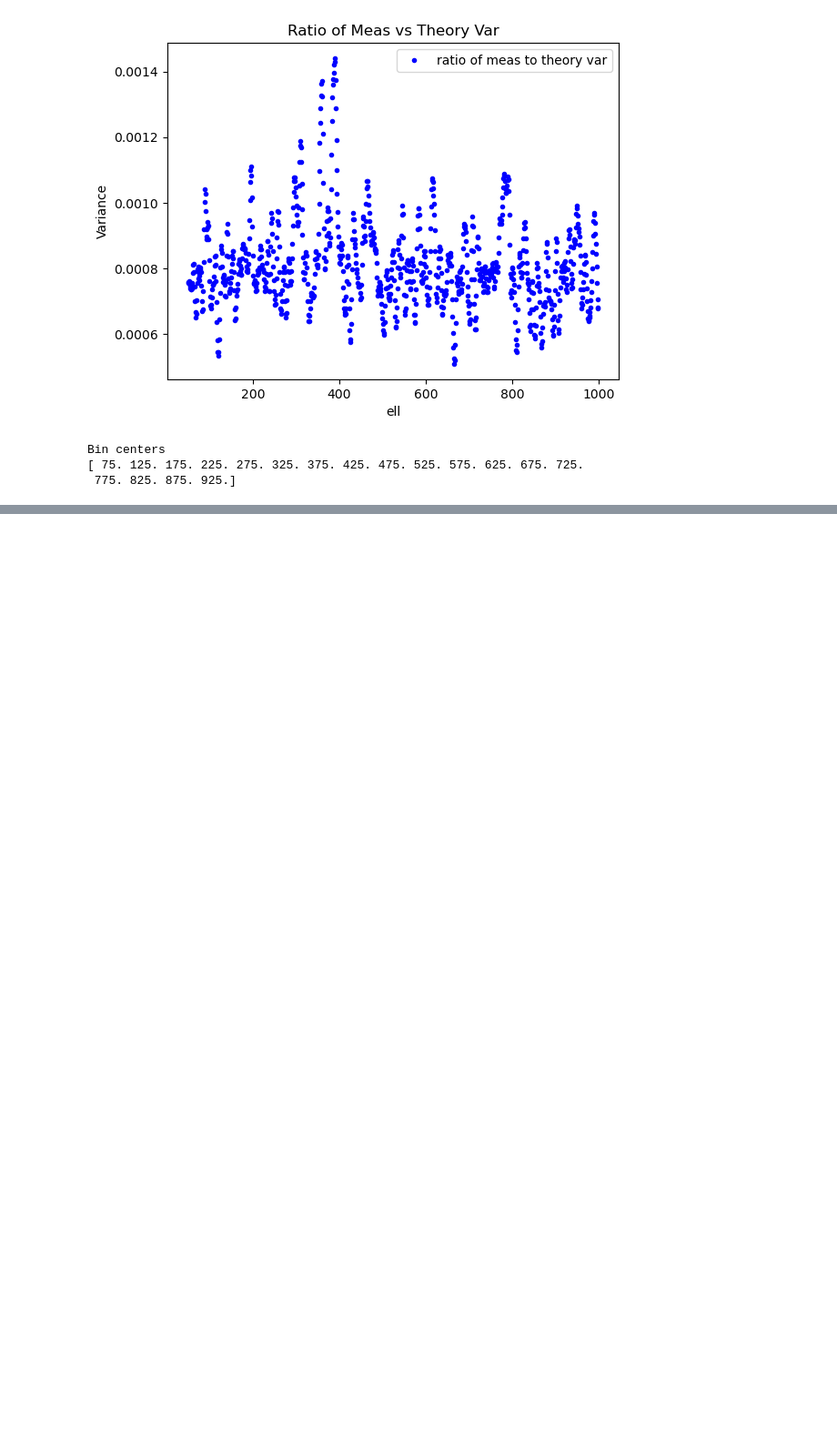
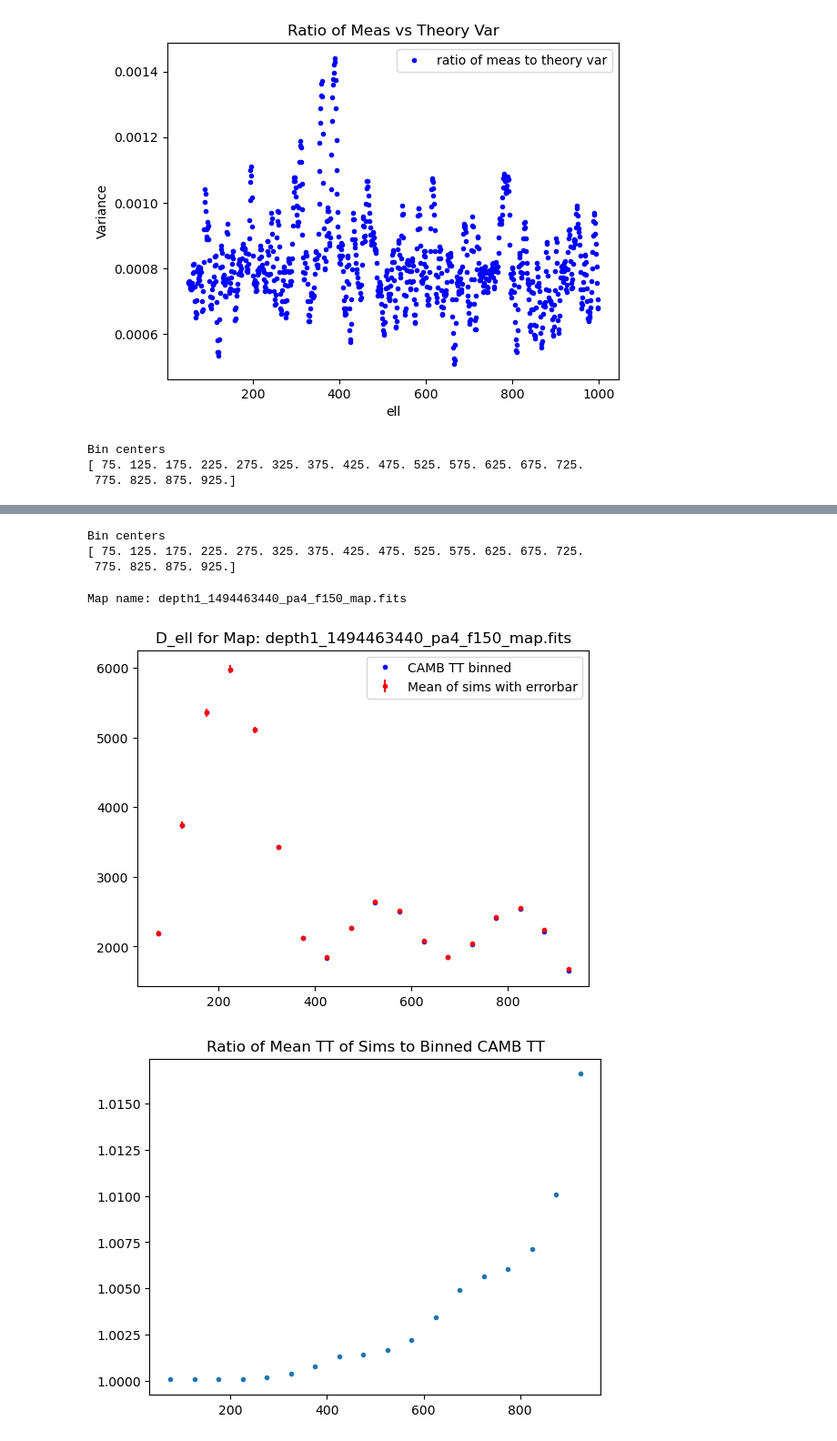
Before and after one commit to zhuber21/act-axion-analysis, a Jupyter notebook: notebooks/healpy_sim_bincount_test_01_20240820.ipynb, the cells around one changed output, grey strips where cells are left out. Shown: that part at 91% size. Drawn from its saved outputs; the diff is of its cells as text; code cells hidden in the pictures; blank space fills up the shorter version.

Commit message:
Update healpy bincount full sky with more sims

```diff
--- a/notebooks/healpy_sim_bincount_test_01_20240820.ipynb
+++ b/notebooks/healpy_sim_bincount_test_01_20240820.ipynb
@@ -237,7 +237,7 @@ plt.close()
 # %%
 # Testing what happens with no mask
 
-N_sims = 100
+N_sims = 1000
 lmin = 50
 lmax = 1000 # Need to use a smaller lmax due to our nside value
 bin_size = 50
@@ -441,0 +304,64 @@ plt.close()
+# %%
+# Testing what happens with no mask and many more sims
+
+N_sims = 50000
+lmin = 50
+lmax = 1000 # Need to use a smaller lmax due to our nside value
+bin_size = 50
+NSIDE = 512
+
+bins = np.arange(lmin, lmax, bin_size)
+centers = (bins[1:] + bins[:-1])/2.
+print("Bin centers")
+print(centers)
+
+# binning CAMB input to match my spectra
+digitized = np.digitize(ell[lmin:lmax], bins, right=True)
+CAMB_ClTT_binned = np.bincount(digitized, ClTT[lmin:lmax].reshape(-1))[1:-1]/np.bincount(digitized)[1:-1]
+
+spectra = []
+
+for i in tqdm(range(N_sims)):
+    alm = hp.sphtfunc.synalm(ClTT)
+    input_map = hp.sphtfunc.alm2map(alm, nside=NSIDE, pol=False)
+    full_spectrum = hp.sphtfunc.anafast(input_map)
+    binned_spectrum = np.bincount(digitized, full_spectrum[lmin:lmax].reshape(-1))[1:-1]/np.bincount(digitized)[1:-1]
+    spectra.append(binned_spectrum)
+
+spectra = np.array(spectra)
+variance = np.var(spectra,axis=0)
+mean = np.mean(spectra, axis=0)
+
+theory_bincount_w_fsky = (2*centers + 1)*bin_size
+
+theory_var = 2*CAMB_ClTT_binned**2/(theory_bincount_w_fsky)
+
+print("Map name: " + lines[idx])
+
+plt.plot(centers,centers*(centers+1)*CAMB_ClTT_binned/(2*np.pi),'b.',label='CAMB TT binned')
+plt.errorbar(centers,centers*(centers+1)*mean/(2*np.pi),yerr=centers*(centers+1)*np.sqrt(variance)/(2*np.pi),fmt='r.',label='Mean of sims with errorbar')
+plt.title("D_ell for Map: " + lines[idx])
+plt.legend()
+plt.show()
+plt.close()
+
+# Plotting the ratio of mean of sims to CAMB D_TT
+plt.plot(centers,mean/CAMB_ClTT_binned,'.')
+plt.title("Ratio of Mean TT of Sims to Binned CAMB TT")
+plt.show()
+plt.close()
+
+plt.plot(centers,variance/theory_var,'b.',label='ratio of meas to theory var')
+plt.legend()
+plt.title("Ratio of Meas vs Theory Var, " + str(N_sims) + " sims")
+plt.ylabel("Variance")
+plt.xlabel("ell")
+plt.show()
+plt.close()
+# %% [output]
+Bin centers
+[ 75. 125. 175. 225. 275. 325. 375. 425. 475. 525. 575. 625. 675. 725.
+ 775. 825. 875. 925.]
+Map name: depth1_1494463440_pa4_f150_map.fits
+[figure, added]
+[figure, added]
```
Also changed, not shown: parts of 15 cells of this notebook.
